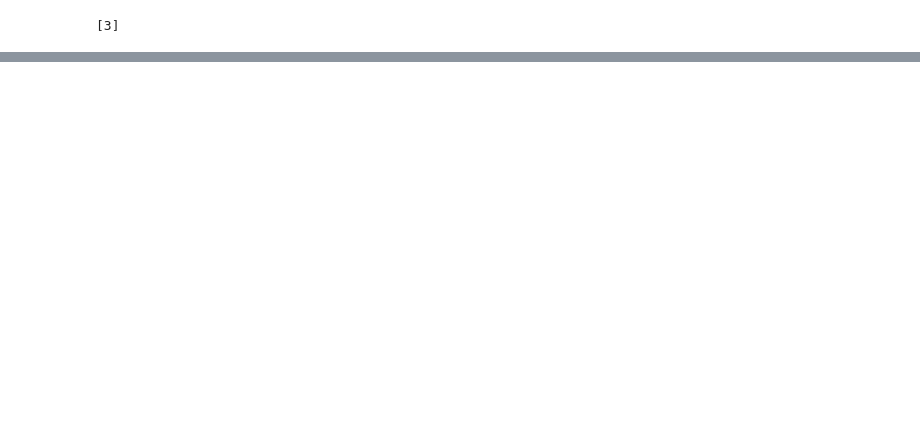
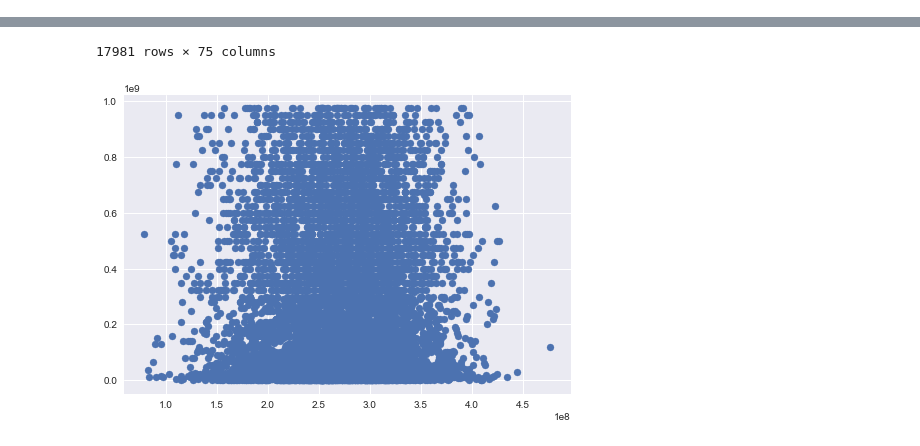
Before and after one commit to Joaogca/ProjetoFinal-CD, a Jupyter notebook: Check-1.ipynb, the cells around one changed output, grey strips where cells are left out. Cells and saved outputs as stored; diff of their text form; code cells hidden in the pictures; blank space fills up the shorter version.

```diff
--- a/Check-1.ipynb
+++ b/Check-1.ipynb
@@ -20,13 +1,10 @@ con.close()
-# %%
-import numpy as np
-from sklearn.naive_bayes import MultinomialNB
-
-x_treino=df.head(25)
-#print(x_treino)
-y_treino=np.array([1, 2, 3, 4, 5, 6])
-clf = MultinomialNB()
-clf.fit(X, y)
-
-print(clf.predict(X[2:3]))
-# %% [output]
-[3]
+# %%
+%matplotlib inline
+import matplotlib.pyplot as plt
+import seaborn as sns; sns.set()
+from sklearn import datasets, linear_model
+import numpy as np
+import pandas as pd
+from sklearn.metrics import mean_squared_error, r2_score
+
+df=pd.read_csv('Database\CompleteDataset.csv')
@@ -32,0 +44,16 @@ print(clf.predict(X[2:3]))
+# %%
+from sklearn.model_selection import train_test_split
+X_train, X_test, y_train, y_test = train_test_split(X, y, test_size=0.5, random_state=42)
+# %%
+regr = linear_model.LinearRegression()# cria o modelo
+
+regr.fit(X_train, y_train) # treina o modelo
+
+xfit = X_train
+yfit = regr.predict(X_train)
+
+#plt.scatter(X_train["Acceleration"],y_train)
+plt.scatter(yfit[:8000], y_test[:8000])
+
+df
+# %% [output]
@@ -32,0 +77,2 @@ print(clf.predict(X[2:3]))
+17981 rows × 75 columns
+[figure, added]
```
Also changed, not shown: parts of 6 cells of this notebook.
